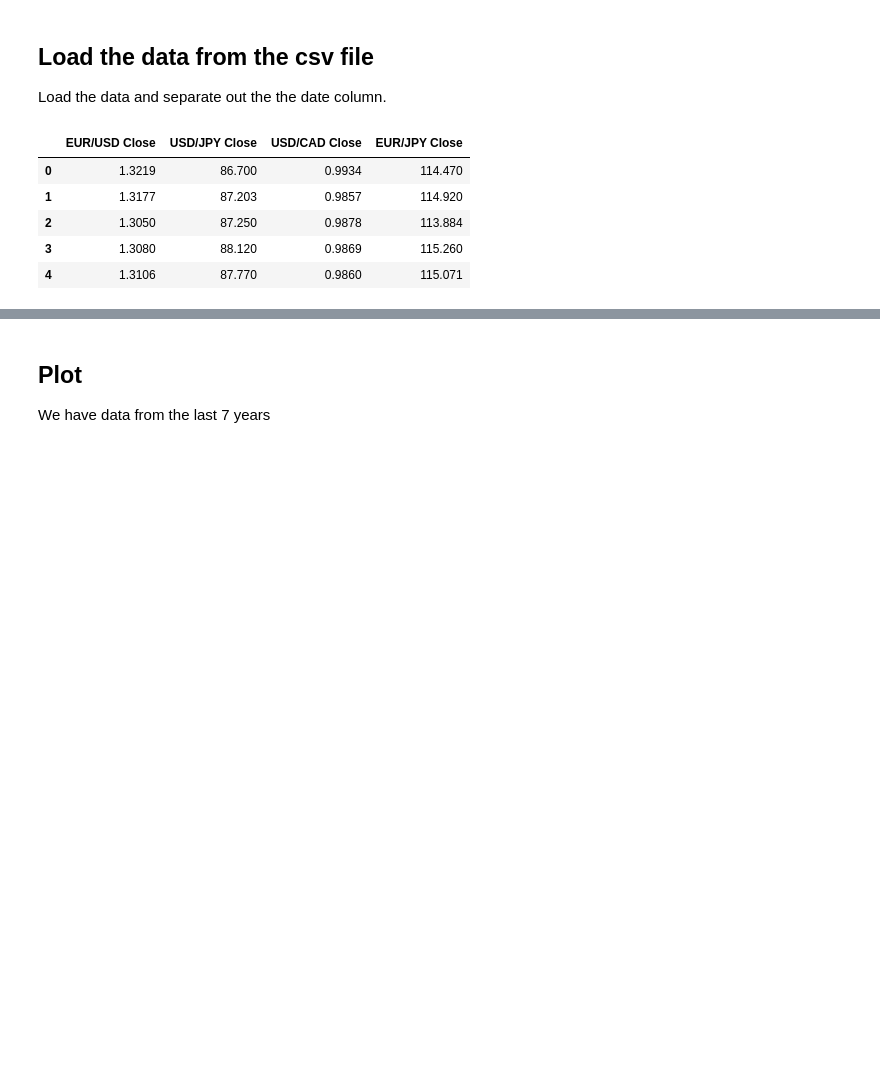
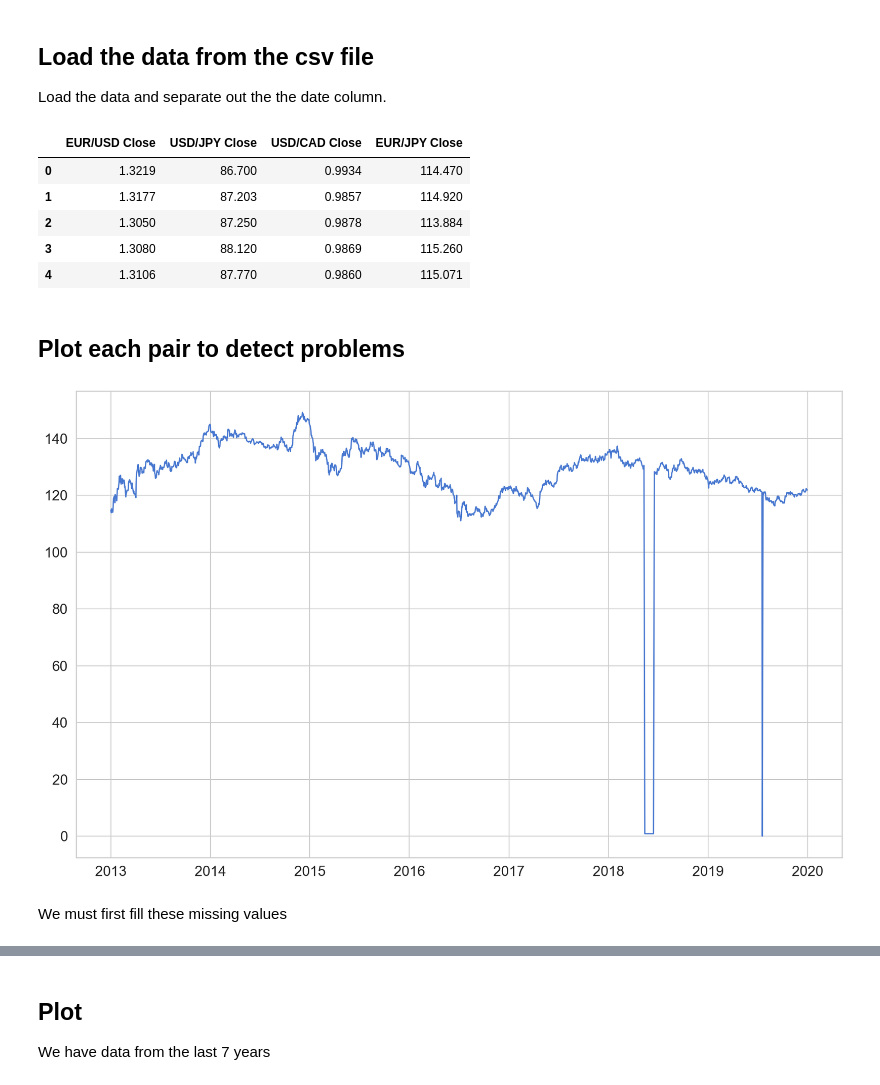
Before and after one commit to andcastillo/time-series, a Jupyter notebook: eurusd.ipynb, the cells around one changed output, grey strips where cells are left out. Drawn from its saved outputs; the diff is of its cells as text; code cells hidden in the pictures; blank space fills up the shorter version.

```diff
--- a/eurusd.ipynb
+++ b/eurusd.ipynb
@@ -57,3 +57,12 @@ pairs.head()
 | 2 | 1.3050 | 87.250 | 0.9878 | 113.884 |
 | 3 | 1.3080 | 88.120 | 0.9869 | 115.260 |
 | 4 | 1.3106 | 87.770 | 0.9860 | 115.071 |
+# %% [markdown]
+## Plot each pair to detect problems
+# %%
+plt.plot(date, pairs['EUR/JPY Close'])
+plt.show()
+# %% [output]
+[figure, added]
+# %% [markdown]
+We must first fill these missing values
```
Also changed, not shown: parts of 17 cells of this notebook.
